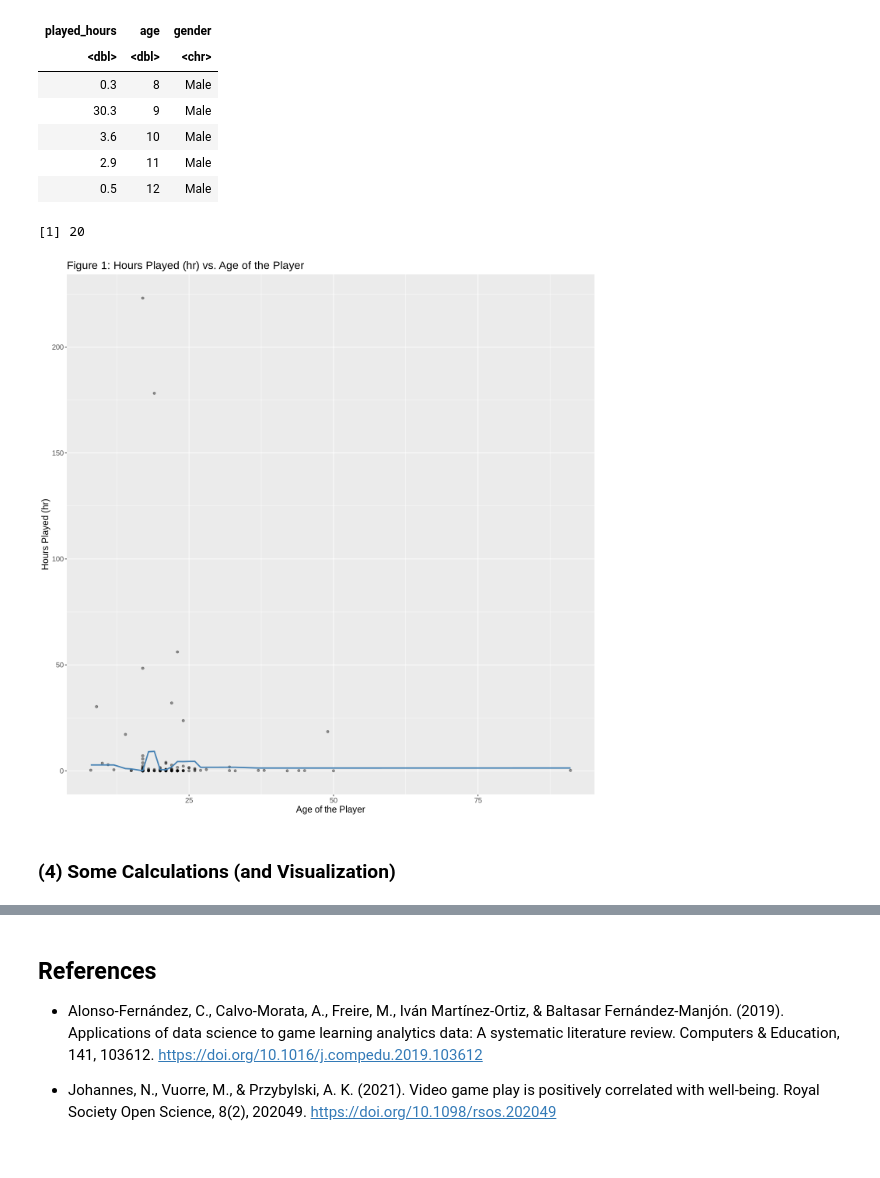
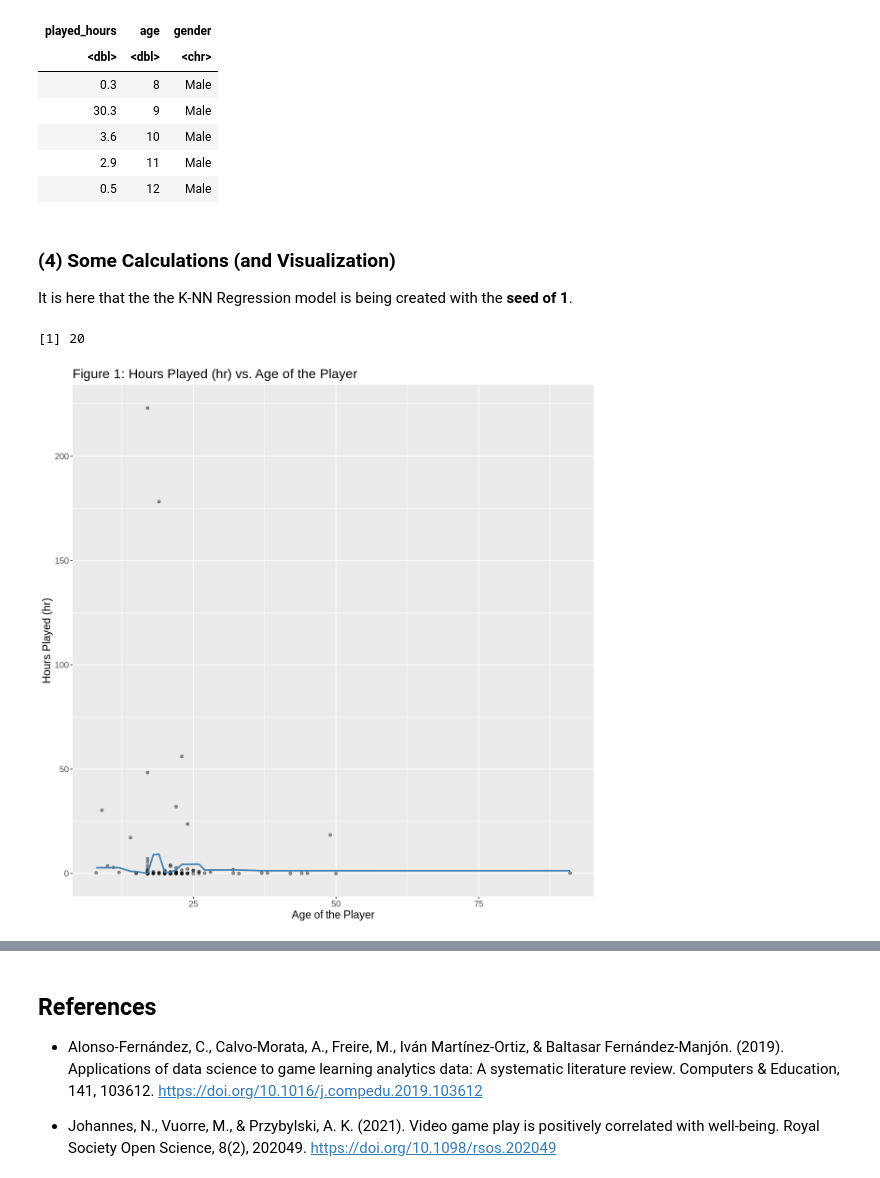
Before and after one commit to ExxML/minecraft_group_project, a Jupyter notebook: minecraft_project.ipynb, the cells around one changed output, grey strips where cells are left out. Drawn from its saved outputs; the diff is of its cells as text; code cells hidden in the pictures.

Commit message:
Redid the introduction with new RQ. Added in code comments for readability and resized the plot.

```diff
--- a/minecraft_project.ipynb
+++ b/minecraft_project.ipynb
@@ -156,71 +164,83 @@ A tibble: 5 × 3
 | 3.6 | 10 | Male |
 | 2.9 | 11 | Male |
 | 0.5 | 12 | Male |
+# %% [markdown]
+### (4) Some Calculations (and Visualization)
+It is here that the the K-NN Regression model is being created with the **seed of 1**.
 # %%
-options(repr.plot.width = 12, repr.plot.height = 12)
+# Settings for the environment
+options(repr.plot.width = 10, repr.plot.height = 10)
 set.seed(1)
 
+# Splitting the data into training set and testing set
 mc_split <- initial_split(mc_cleaned, prop = 0.75, strata = played_hours)
 mc_train <- training(mc_split)
 mc_test <- testing(mc_split)
 
+# Create the tuning model/engine specification with tune()
 mc_spec <- nearest_neighbor(weight_func = "rectangular", neighbors = tune()) |>
     set_engine("kknn") |>
     set_mode("regression")
 
+# Create the recipe that will be used
 mc_recipe <- recipe(played_hours ~ age, data = mc_train) |>
     step_scale(all_predictors()) |>
     step_center(all_predictors())
 
+# Settings for the Cross-Validation of ten-fold
 mc_vfold <- vfold_cv(mc_train, v = 10, strata = played_hours)
 
+# The different number of neighbors (from 1 to 100) as a tibble
 gridvals <- tibble(neighbors = seq(from = 1, to = 100, by = 1))
 
+# Create the workflow to find the best K-value (low RMSPE)
 mc_wkflw <- workflow() |>
     add_model(mc_spec) |>
     add_recipe(mc_recipe)
 
+# The metrics collected to find the K-value with the lowest RMSPE
 mc_results <- mc_wkflw |>
   tune_grid(resamples = mc_vfold, grid = gridvals) |>
   collect_metrics() |>
   filter(.metric == "rmse")
 
-# show only the row of minimum RMSPE
+# Show only the row of minimum RMSPE and extracting the "neighbors" (K-value) value
 mc_min <- mc_results |>
     filter(mean == min(mean)) |>
     pull(neighbors)
 mc_min
 
+# Creating a new model/engine specification with the NEW K-value
 mc_spec_2 <- nearest_neighbor(weight_func = "rectangular", neighbors = mc_min) |>
     set_engine("kknn") |>
     set_mode("regression")
 
+# Setting up the workflow with the new K-value
 mc_fit <- workflow() |>
     add_recipe(mc_recipe) |>
     add_model(mc_spec_2) |>
     fit(data = mc_train)
 
+# Fitting the data
 mc_preds <- mc_fit |>
   predict(mc_train) |>
   bind_cols(mc_train)
 
-
+# Plotting the graph
 mc_plot_final <- ggplot(mc_preds, aes(x = age, y = played_hours)) +
     geom_point(alpha = 0.4) +
     geom_line(data = mc_preds,
               mapping = aes(x = age, y = .pred),
               color = "steelblue",
               linewidth = 1) +
     labs(x = "Age of the Player",
          y = "Hours Played (hr)",
         title = "Figure 1: Hours Played (hr) vs. Age of the Player") +
     theme(text = element_text(size = 14))
 mc_plot_final
 # %% [output]
 [1] 20
-[figure, old version]
+[figure, new version]
-# %% [markdown]
-### (4) Some Calculations (and Visualization)
 # %% [markdown]
 # To-Do
 
```
Also changed, not shown: parts of 8 cells of this notebook.
